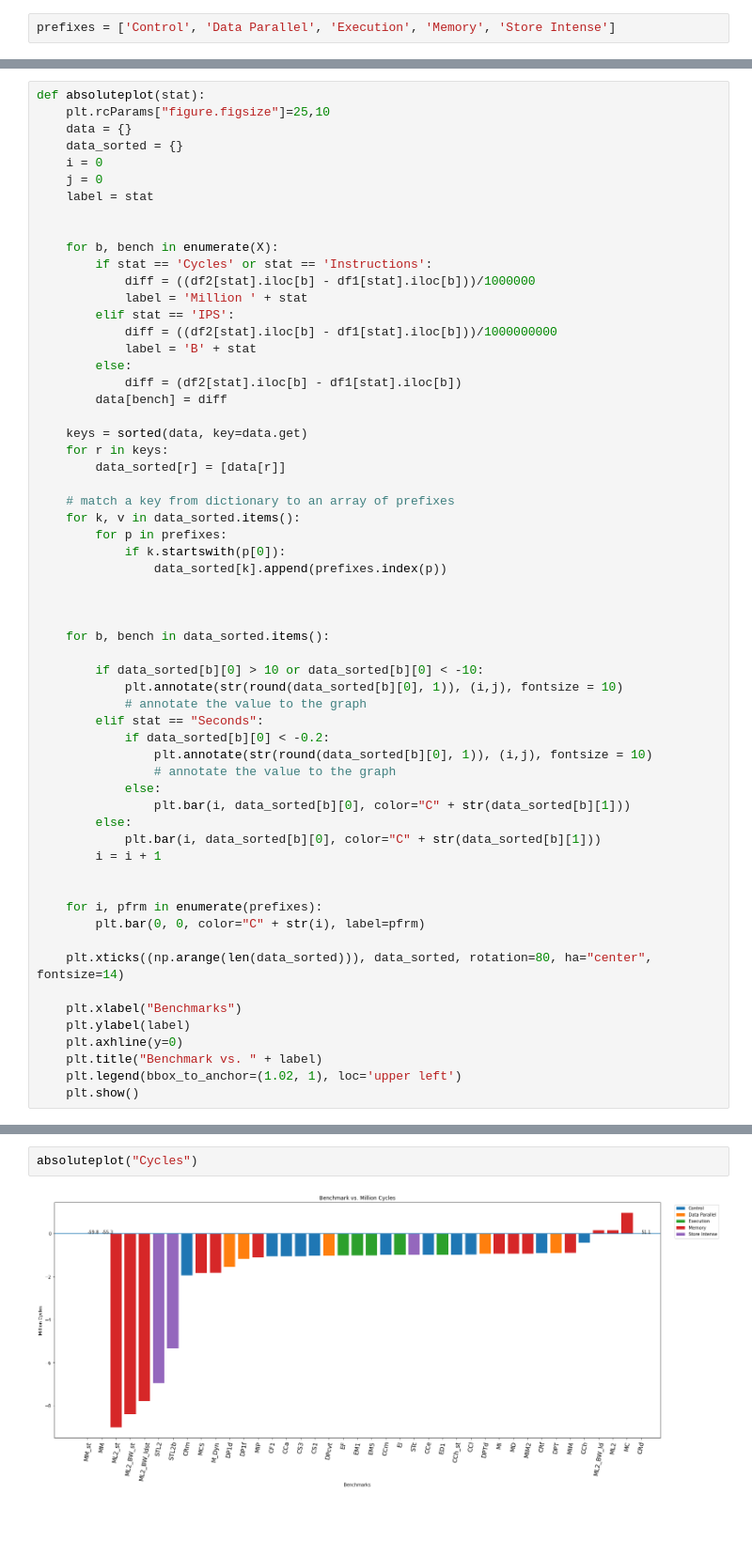
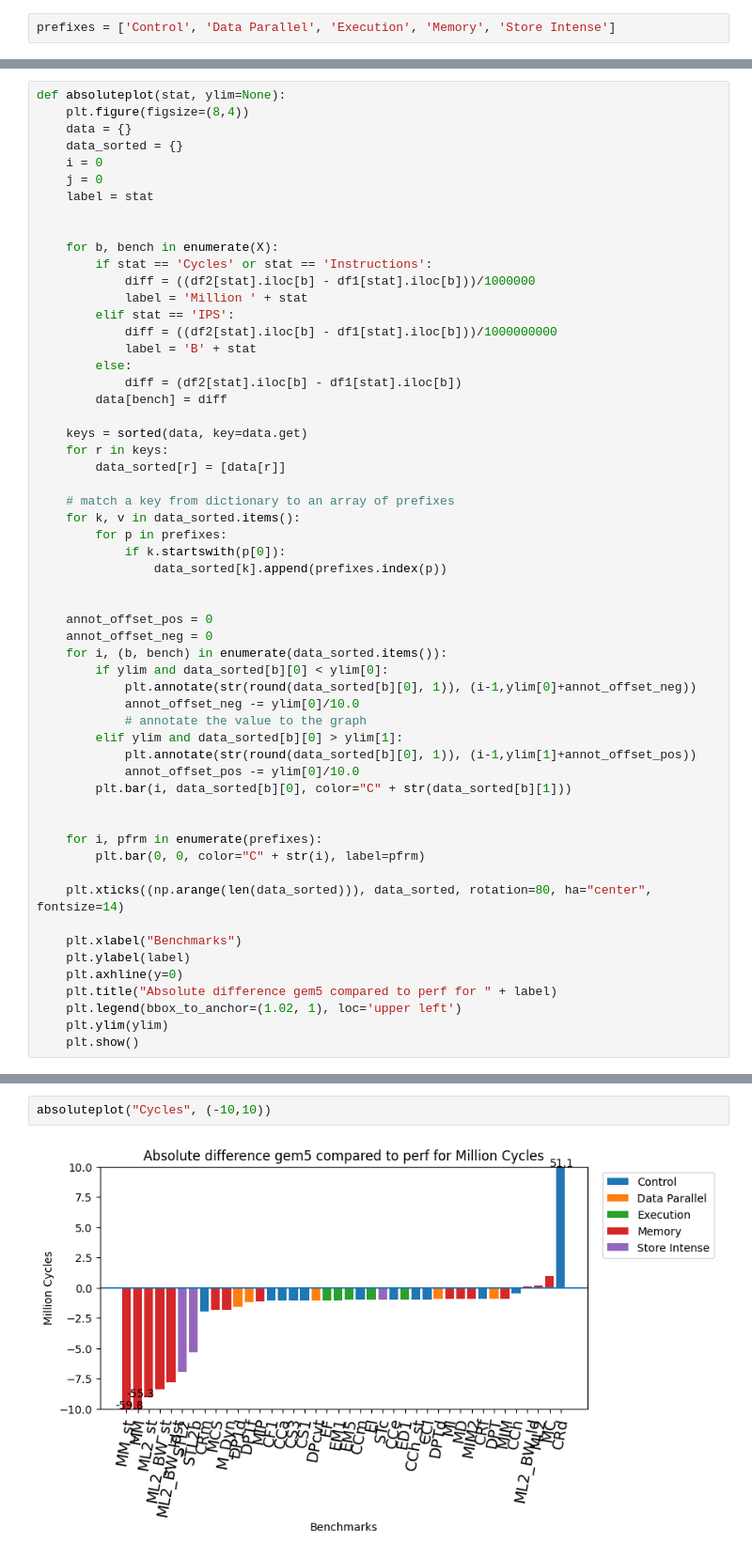
Before and after one commit to darchr/riscv-validation, a Jupyter notebook: plots/Stats_Diff.ipynb, the cells around one changed output, grey strips where cells are left out. Shown: that part at 94% size. Drawn from its saved outputs; the diff is of its cells as text; blank space fills up the shorter version.

Commit message:
Update the plotting code to be prettier
Signed-off-by: Jason Lowe-Power <jason@lowepower.com>

```diff
--- a/plots/Stats_Diff.ipynb
+++ b/plots/Stats_Diff.ipynb
@@ -25,6 +31,6 @@ Y5_2 = df2["IPS"]
 # %%
-def absoluteplot(stat):
-    plt.rcParams["figure.figsize"]=25,10
+def absoluteplot(stat, ylim=None):
+    plt.figure(figsize=(8,4))
     data = {}
     data_sorted = {}
     i = 0
@@ -54,21 +60,17 @@ def absoluteplot(stat):
                 data_sorted[k].append(prefixes.index(p))
 
 
-
-    for b, bench in data_sorted.items():
-
-        if data_sorted[b][0] > 10 or data_sorted[b][0] < -10:
-            plt.annotate(str(round(data_sorted[b][0], 1)), (i,j), fontsize = 10)
+    annot_offset_pos = 0
+    annot_offset_neg = 0
+    for i, (b, bench) in enumerate(data_sorted.items()):
+        if ylim and data_sorted[b][0] < ylim[0]:
+            plt.annotate(str(round(data_sorted[b][0], 1)), (i-1,ylim[0]+annot_offset_neg))
+            annot_offset_neg -= ylim[0]/10.0
             # annotate the value to the graph
-        elif stat == "Seconds":
-            if data_sorted[b][0] < -0.2:
-                plt.annotate(str(round(data_sorted[b][0], 1)), (i,j), fontsize = 10)
-                # annotate the value to the graph
-            else:
-                plt.bar(i, data_sorted[b][0], color="C" + str(data_sorted[b][1]))
-        else:
-            plt.bar(i, data_sorted[b][0], color="C" + str(data_sorted[b][1]))
-        i = i + 1
+        elif ylim and data_sorted[b][0] > ylim[1]:
+            plt.annotate(str(round(data_sorted[b][0], 1)), (i-1,ylim[1]+annot_offset_pos))
+            annot_offset_pos -= ylim[0]/10.0
+        plt.bar(i, data_sorted[b][0], color="C" + str(data_sorted[b][1]))
 
 
     for i, pfrm in enumerate(prefixes):
@@ -79,7 +81,8 @@ def absoluteplot(stat):
     plt.xlabel("Benchmarks")
     plt.ylabel(label)
     plt.axhline(y=0)
-    plt.title("Benchmark vs. " + label)
+    plt.title("Absolute difference gem5 compared to perf for " + label)
     plt.legend(bbox_to_anchor=(1.02, 1), loc='upper left')
+    plt.ylim(ylim)
     plt.show()
 # %%
@@ -126,6 +133,6 @@ def percentageplot(stat):
     plt.show()
 # %%
-absoluteplot("Cycles")
+absoluteplot("Cycles", (-10,10))
 # %% [output]
-[figure, old version]
+[figure, new version]
 # %%
```
Also changed, not shown: parts of 11 cells of this notebook.
